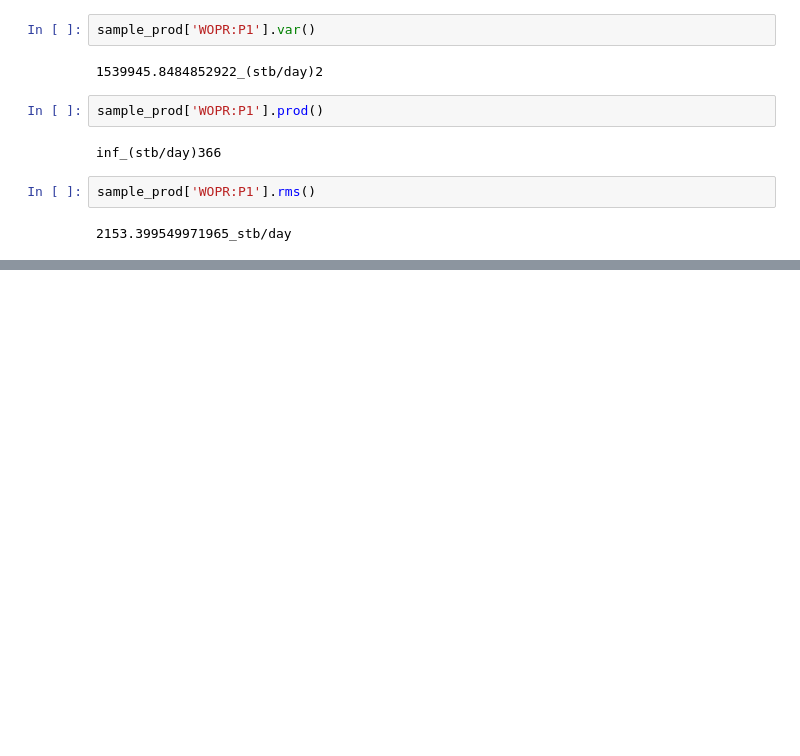
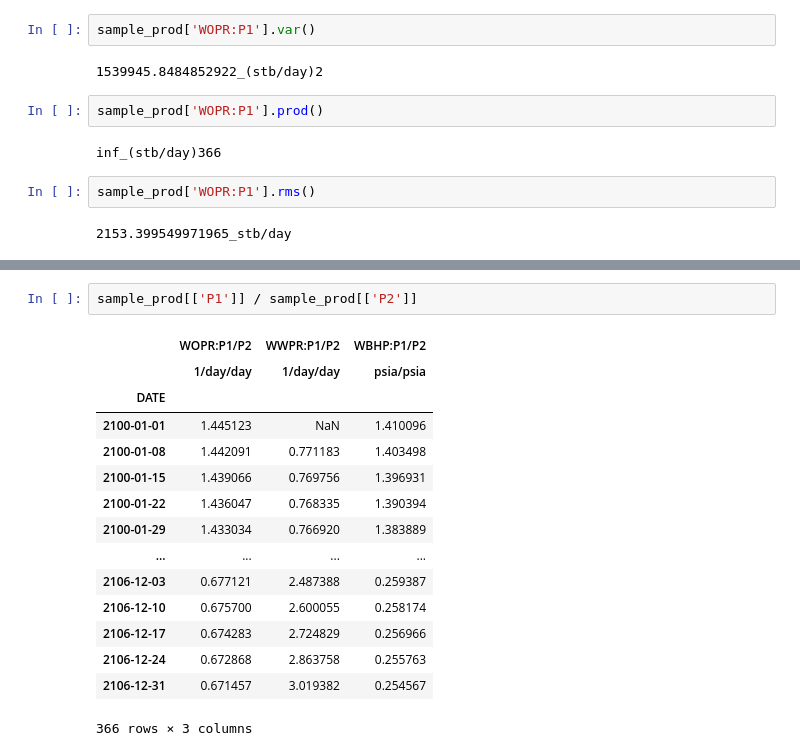
Before and after one commit to ayaranitram/simpandas, a Jupyter notebook: simpandas_demo.ipynb, the cells around one changed output, grey strips where cells are left out. Cells and saved outputs as stored; diff of their text form; blank space fills up the shorter version.

```diff
--- a/simpandas_demo.ipynb
+++ b/simpandas_demo.ipynb
@@ -1151,0 +1435,18 @@ sample_prod[['WOPR:P2']] + sample_prod[['WOPR:P1']]
+# %%
+sample_prod[['P1']] / sample_prod[['P2']]
+# %% [output]
+|  | WOPR:P1/P2 | WWPR:P1/P2 | WBHP:P1/P2 |
+|  | 1/day/day | 1/day/day | psia/psia |
+| DATE |  |  |  |
+| 2100-01-01 | 1.445123 | NaN | 1.410096 |
+| 2100-01-08 | 1.442091 | 0.771183 | 1.403498 |
+| 2100-01-15 | 1.439066 | 0.769756 | 1.396931 |
+| 2100-01-22 | 1.436047 | 0.768335 | 1.390394 |
+| 2100-01-29 | 1.433034 | 0.766920 | 1.383889 |
+| ... | ... | ... | ... |
+| 2106-12-03 | 0.677121 | 2.487388 | 0.259387 |
+| 2106-12-10 | 0.675700 | 2.600055 | 0.258174 |
+| 2106-12-17 | 0.674283 | 2.724829 | 0.256966 |
+| 2106-12-24 | 0.672868 | 2.863758 | 0.255763 |
+| 2106-12-31 | 0.671457 | 3.019382 | 0.254567 |
+366 rows × 3 columns
```
Also changed, not shown: parts of 41 cells of this notebook, 7 other files.
